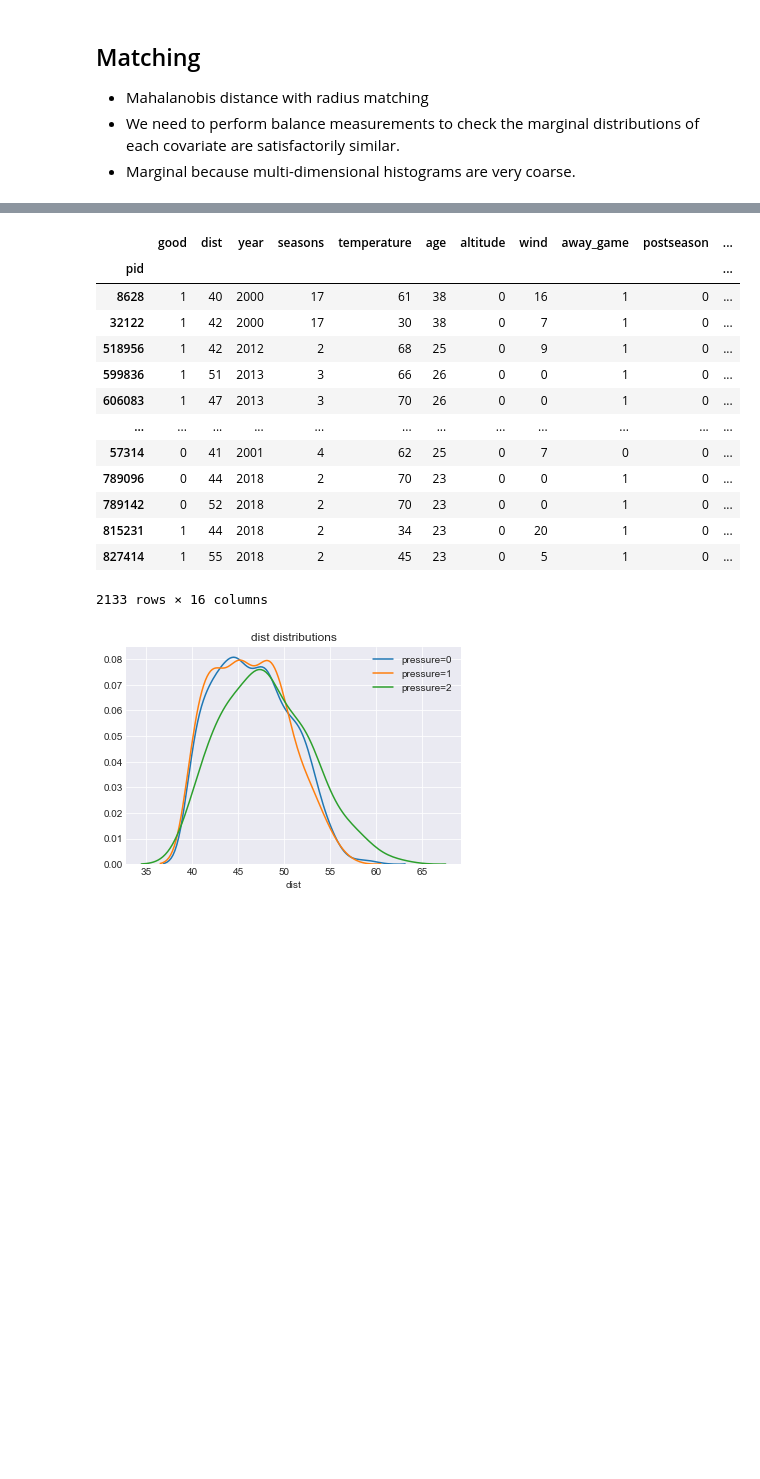
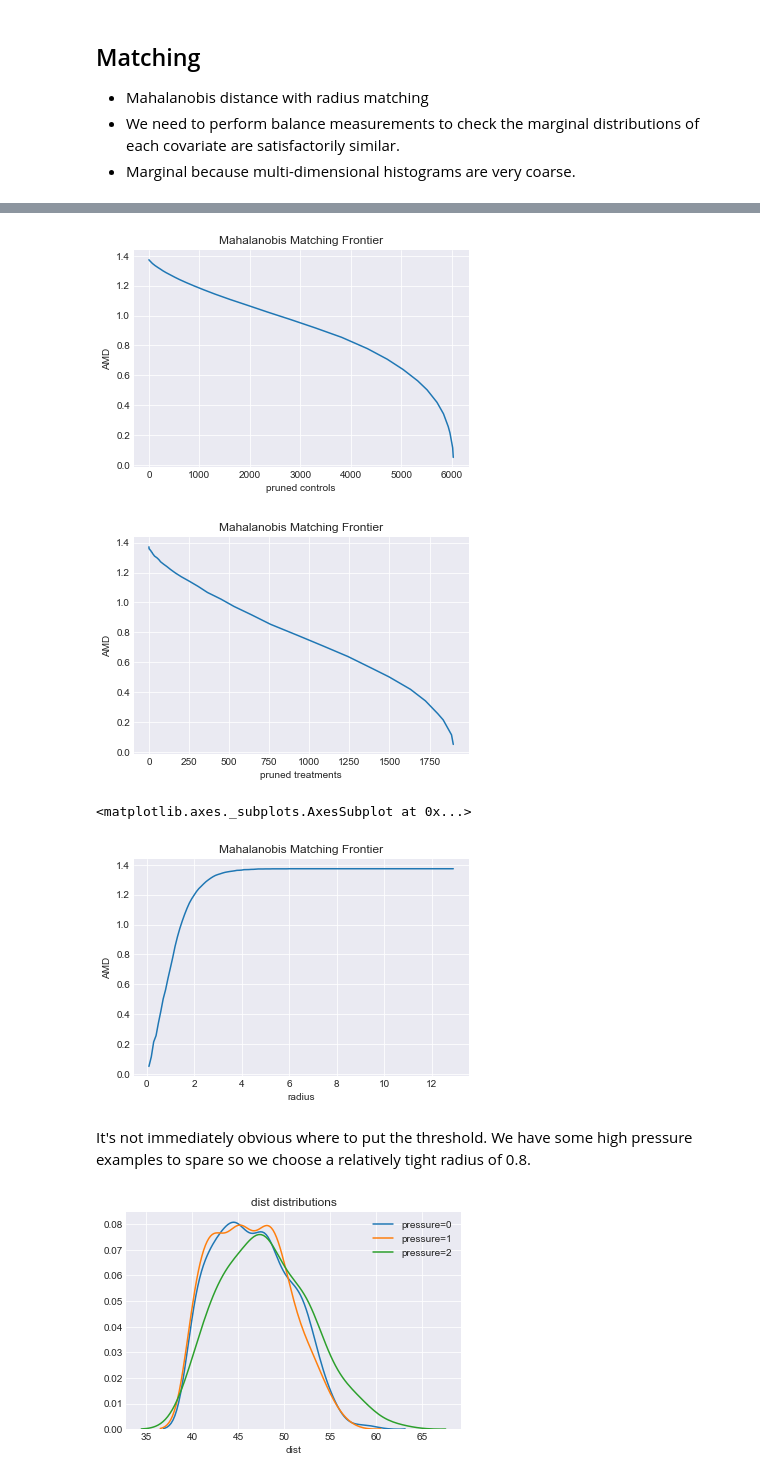
Before and after one commit to lewisbails/nfl-project, a Jupyter notebook: notebooks/pressure.ipynb, the cells around one changed output, grey strips where cells are left out. Saved outputs shown, nothing was run; the diff lists cells and outputs as text; code cells hidden in the pictures; blank space fills up the shorter version.

```diff
--- a/notebooks/pressure.ipynb
+++ b/notebooks/pressure.ipynb
@@ -153,22 +138,21 @@ Text(0.5, 1.0, 'Binary covariates Z-score')
+# %%
+sns.lineplot(x='pruned controls', y='AMD', data=df_mf)
+plt.title('Mahalanobis Matching Frontier')
+plt.show()
+plt.title('Mahalanobis Matching Frontier')
+sns.lineplot(x='pruned treatments', y='AMD', data=df_mf)
+plt.show()
+plt.title('Mahalanobis Matching Frontier')
+sns.lineplot(x='radius', y='AMD', data=df_mf)
+# %% [output]
+[figure, added]
+[figure, added]
+<matplotlib.axes._subplots.AxesSubplot at 0x...>
+[figure, added]
+# %% [markdown]
+It's not immediately obvious where to put the threshold. We have some high pressure examples to spare so we choose a relatively tight radius of 0.8.
 # %%
-df_matched = match_frame(df_long.drop('pressure', axis=1), 'pressure_bool', 'good', 'mahalanobis', 'with_replacement', 1).drop('pressure_bool', axis=1)
-df_matched['pressure'] = df_long['pressure']
-# df_matched['pressure'] = df_matched['pressure'].fillna(['pressure'] # fill original pressure back in
-df_matched
+df_matched = match_by_distance(df.drop('pressure', axis=1), 'pressure_bool', 'good', 'mahalanobis', 1).drop('pressure_bool', axis=1)
+df_matched['pressure'] = df['pressure']
-# %% [output]
-|  | good | dist | year | seasons | temperature | age | altitude | wind | away_game | postseason | ... |
-| pid |  |  |  |  |  |  |  |  |  |  | ... |
-| 8628 | 1 | 40 | 2000 | 17 | 61 | 38 | 0 | 16 | 1 | 0 | ... |
-| 32122 | 1 | 42 | 2000 | 17 | 30 | 38 | 0 | 7 | 1 | 0 | ... |
-| 518956 | 1 | 42 | 2012 | 2 | 68 | 25 | 0 | 9 | 1 | 0 | ... |
-| 599836 | 1 | 51 | 2013 | 3 | 66 | 26 | 0 | 0 | 1 | 0 | ... |
-| 606083 | 1 | 47 | 2013 | 3 | 70 | 26 | 0 | 0 | 1 | 0 | ... |
-| ... | ... | ... | ... | ... | ... | ... | ... | ... | ... | ... | ... |
-| 57314 | 0 | 41 | 2001 | 4 | 62 | 25 | 0 | 7 | 0 | 0 | ... |
-| 789096 | 0 | 44 | 2018 | 2 | 70 | 23 | 0 | 0 | 1 | 0 | ... |
-| 789142 | 0 | 52 | 2018 | 2 | 70 | 23 | 0 | 0 | 1 | 0 | ... |
-| 815231 | 1 | 44 | 2018 | 2 | 34 | 23 | 0 | 20 | 1 | 0 | ... |
-| 827414 | 1 | 55 | 2018 | 2 | 45 | 23 | 0 | 5 | 1 | 0 | ... |
-2133 rows × 16 columns
 # %%
 from util.matching import covariate_dists
```
Also changed, not shown: parts of 18 cells of this notebook, 11 other files.
